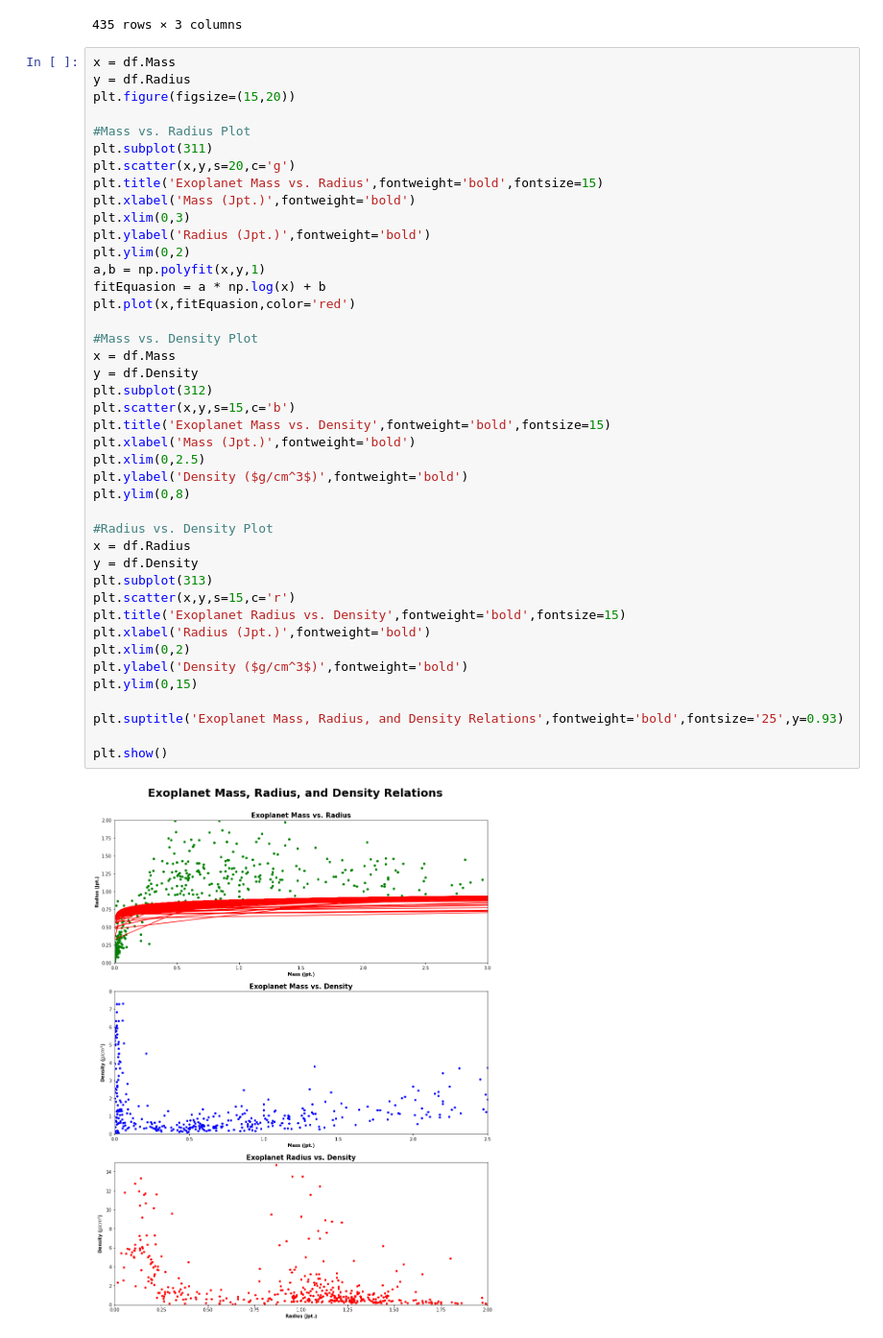
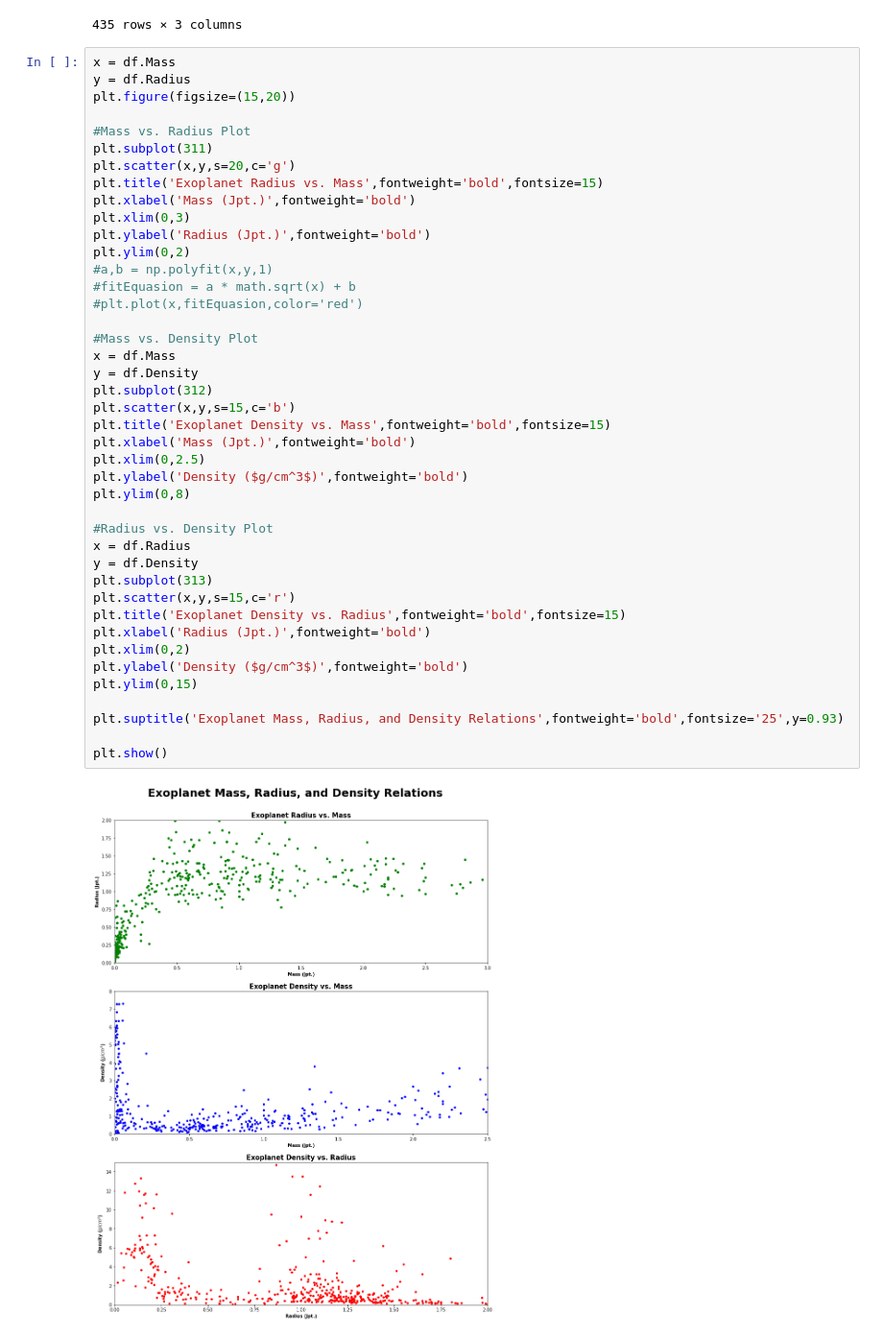
Before and after one commit to Botond-Horvath/Y10python, a Jupyter notebook: Data_Programs/Project/Radius_Mass_Density.relations.ipynb, the cells around one changed output. Shown at 96% size. Drawn from its saved outputs; the diff is of its cells as text.

```diff
--- a/Data_Programs/Project/Radius_Mass_Density.relations.ipynb
+++ b/Data_Programs/Project/Radius_Mass_Density.relations.ipynb
@@ -60,39 +60,39 @@ plt.figure(figsize=(15,20))
 #Mass vs. Radius Plot
 plt.subplot(311)
 plt.scatter(x,y,s=20,c='g')
-plt.title('Exoplanet Mass vs. Radius',fontweight='bold',fontsize=15)
+plt.title('Exoplanet Radius vs. Mass',fontweight='bold',fontsize=15)
 plt.xlabel('Mass (Jpt.)',fontweight='bold')
 plt.xlim(0,3)
 plt.ylabel('Radius (Jpt.)',fontweight='bold')
 plt.ylim(0,2)
-a,b = np.polyfit(x,y,1)
-fitEquasion = a * np.log(x) + b
-plt.plot(x,fitEquasion,color='red')
+#a,b = np.polyfit(x,y,1)
+#fitEquasion = a * math.sqrt(x) + b
+#plt.plot(x,fitEquasion,color='red')
 
 #Mass vs. Density Plot
 x = df.Mass
 y = df.Density
 plt.subplot(312)
 plt.scatter(x,y,s=15,c='b')
-plt.title('Exoplanet Mass vs. Density',fontweight='bold',fontsize=15)
+plt.title('Exoplanet Density vs. Mass',fontweight='bold',fontsize=15)
 plt.xlabel('Mass (Jpt.)',fontweight='bold')
 plt.xlim(0,2.5)
 plt.ylabel('Density ($g/cm^3$)',fontweight='bold')
 plt.ylim(0,8)
 
 #Radius vs. Density Plot
 x = df.Radius
 y = df.Density
 plt.subplot(313)
 plt.scatter(x,y,s=15,c='r')
-plt.title('Exoplanet Radius vs. Density',fontweight='bold',fontsize=15)
+plt.title('Exoplanet Density vs. Radius',fontweight='bold',fontsize=15)
 plt.xlabel('Radius (Jpt.)',fontweight='bold')
 plt.xlim(0,2)
 plt.ylabel('Density ($g/cm^3$)',fontweight='bold')
 plt.ylim(0,15)
 
 plt.suptitle('Exoplanet Mass, Radius, and Density Relations',fontweight='bold',fontsize='25',y=0.93)
 
 plt.show()
 # %% [output]
-[figure, old version]
+[figure, new version]
```
Also changed, not shown: 4 other files.
